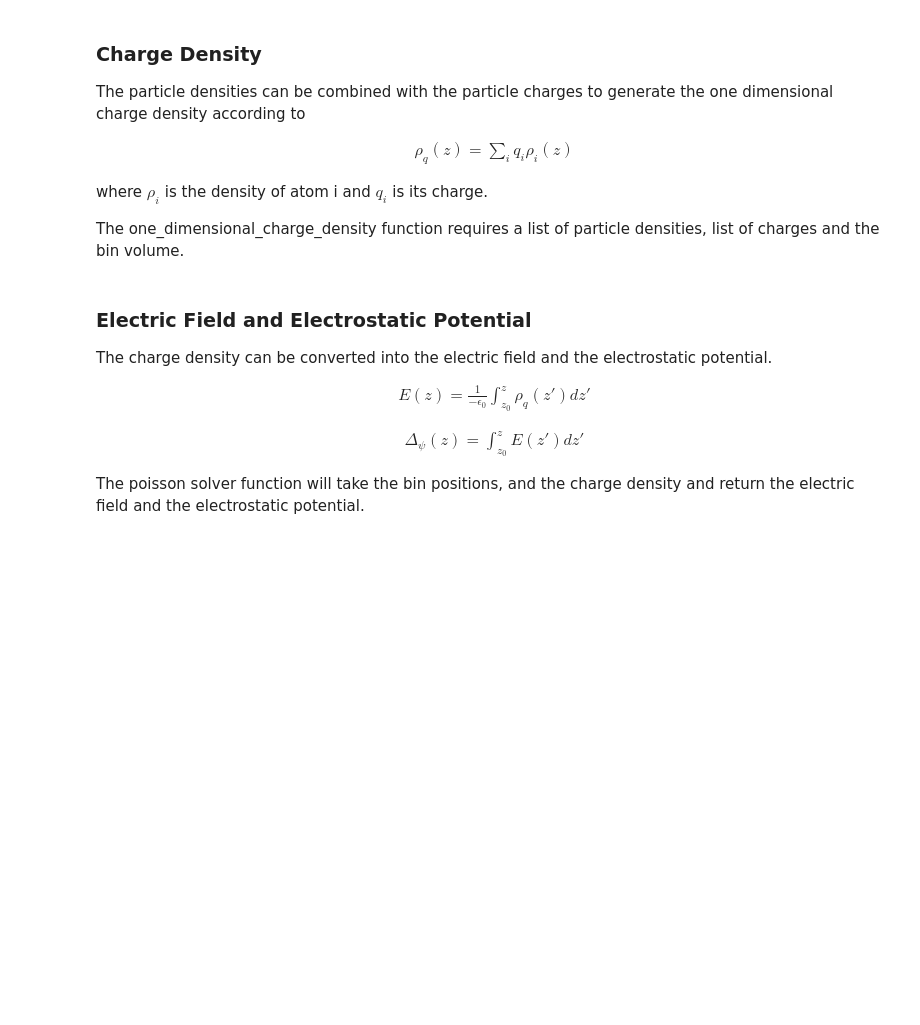
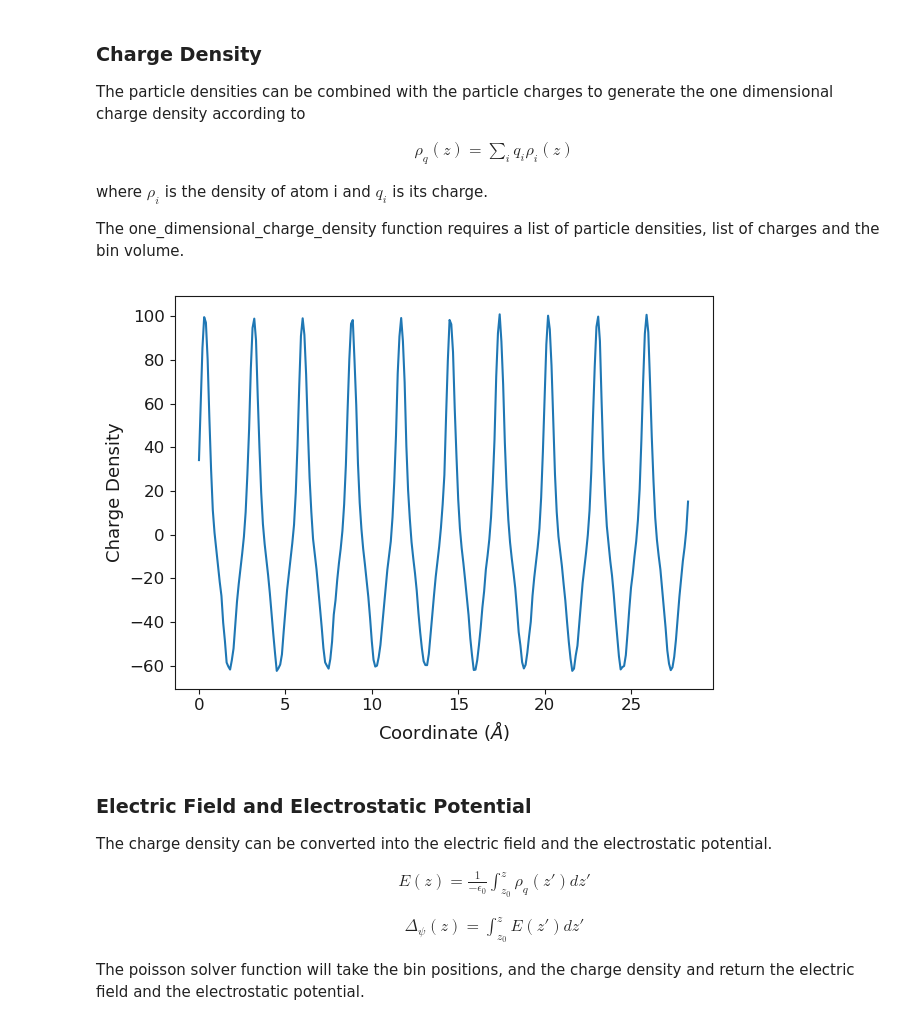
Before and after one commit to symmy596/Polypy, a Jupyter notebook: examples/notebooks/Density.ipynb, the cells around one changed output. Drawn from its saved outputs; the diff is of its cells as text; code cells hidden in the pictures; blank space fills up the shorter version.

```diff
--- a/examples/notebooks/Density.ipynb
+++ b/examples/notebooks/Density.ipynb
@@ -65,11 +65,13 @@ where $\rho_{i}$ is the density of atom i and $q_{i}$ is its charge.
 
 The one_dimensional_charge_density function requires a list of particle densities, list of charges and the bin volume.
 # %%
-bin_volume = 0.1 * np.mean(data['lv'][:,1] * np.mean(data['lv'][:,2]))
+bin_volume = 0.1 * ut.calculate_rcplvs(data['lv'][-1])[1][1] * ut.calculate_rcplvs(data['lv'][-1])[1][2]
 
 charge_density = ut.one_dimensional_charge_density([fy, cy], [-1.0, 2.0], bin_volume)
 
 wr.one_dimensional_charge_density_plot(fx, charge_density)
+# %% [output]
+[figure, added]
 # %% [markdown]
 ### Electric Field and Electrostatic Potential
 
```
Also changed, not shown: parts of 8 cells of this notebook, 7 other files.
